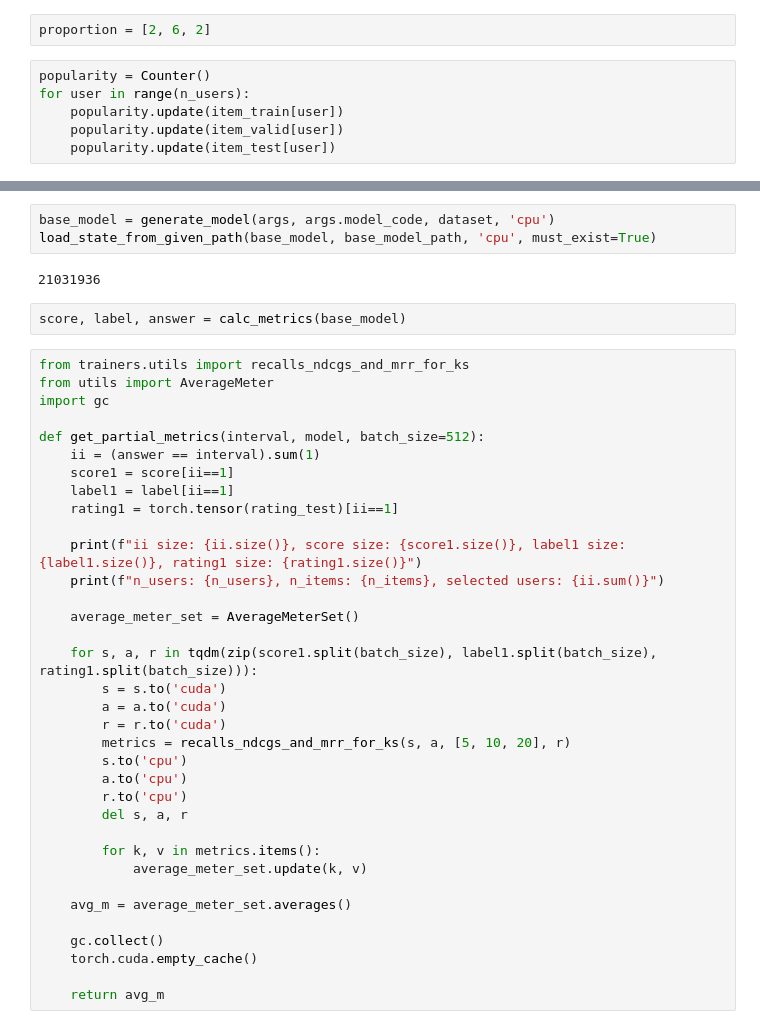
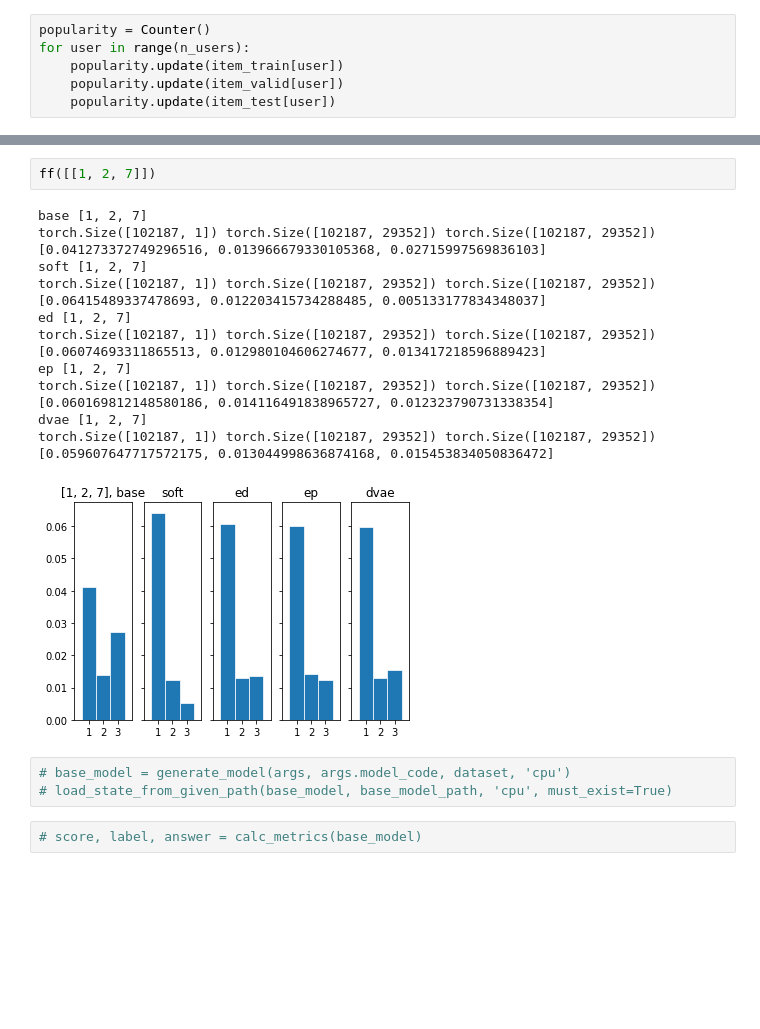
Before and after one commit to Furyton/CSRec, a Jupyter notebook: examine_pop_bias.ipynb, the cells around one changed output, grey strips where cells are left out. Cells and saved outputs as stored; diff of their text form; blank space fills up the shorter version.

```diff
--- a/examine_pop_bias.ipynb
+++ b/examine_pop_bias.ipynb
@@ -49,8 +61,6 @@ args.device='cpu'
 train_loader, val_loader, test_loader, dataset = dataloader_factory(args)
 
 item_train, item_valid, item_test, n_users, n_items, rating_train, rating_valid, rating_test = dataset
-# %%
-proportion = [2, 6, 2]
 # %%
 popularity = Counter()
 for user in range(n_users):
@@ -117,43 +229,25 @@ def calc_metrics(model):
+# %%
+ff([[1, 2, 7]])
+# %% [output]
+base [1, 2, 7]
+torch.Size([102187, 1]) torch.Size([102187, 29352]) torch.Size([102187, 29352])
+[0.041273372749296516, 0.013966679330105368, 0.02715997569836103]
+soft [1, 2, 7]
+torch.Size([102187, 1]) torch.Size([102187, 29352]) torch.Size([102187, 29352])
+[0.06415489337478693, 0.012203415734288485, 0.005133177834348037]
+ed [1, 2, 7]
+torch.Size([102187, 1]) torch.Size([102187, 29352]) torch.Size([102187, 29352])
+[0.06074693311865513, 0.012980104606274677, 0.013417218596889423]
+ep [1, 2, 7]
+torch.Size([102187, 1]) torch.Size([102187, 29352]) torch.Size([102187, 29352])
+[0.060169812148580186, 0.014116491838965727, 0.012323790731338354]
+dvae [1, 2, 7]
+torch.Size([102187, 1]) torch.Size([102187, 29352]) torch.Size([102187, 29352])
+[0.059607647717572175, 0.013044998636874168, 0.015453834050836472]
+[figure, added]
 # %%
-base_model = generate_model(args, args.model_code, dataset, 'cpu')
-load_state_from_given_path(base_model, base_model_path, 'cpu', must_exist=True)
+# base_model = generate_model(args, args.model_code, dataset, 'cpu')
+# load_state_from_given_path(base_model, base_model_path, 'cpu', must_exist=True)
-# %% [output]
-21031936
 # %%
-score, label, answer = calc_metrics(base_model)
+# score, label, answer = calc_metrics(base_model)
-# %%
-from trainers.utils import recalls_ndcgs_and_mrr_for_ks
-from utils import AverageMeter
-import gc
-
-def get_partial_metrics(interval, model, batch_size=512):
-    ii = (answer == interval).sum(1)
-    score1 = score[ii==1]
-    label1 = label[ii==1]
-    rating1 = torch.tensor(rating_test)[ii==1]
-
-    print(f"ii size: {ii.size()}, score size: {score1.size()}, label1 size: {label1.size()}, rating1 size: {rating1.size()}")
-    print(f"n_users: {n_users}, n_items: {n_items}, selected users: {ii.sum()}")
-
-    average_meter_set = AverageMeterSet()
-
-    for s, a, r in tqdm(zip(score1.split(batch_size), label1.split(batch_size), rating1.split(batch_size))):
-        s = s.to('cuda')
-        a = a.to('cuda')
-        r = r.to('cuda')
-        metrics = recalls_ndcgs_and_mrr_for_ks(s, a, [5, 10, 20], r)
-        s.to('cpu')
-        a.to('cpu')
-        r.to('cpu')
-        del s, a, r
-
-        for k, v in metrics.items():
-            average_meter_set.update(k, v)
-
-    avg_m = average_meter_set.averages()
-
-    gc.collect()
-    torch.cuda.empty_cache()
-
-    return avg_m
 # %%
```
Also changed, not shown: parts of 19 cells of this notebook.
